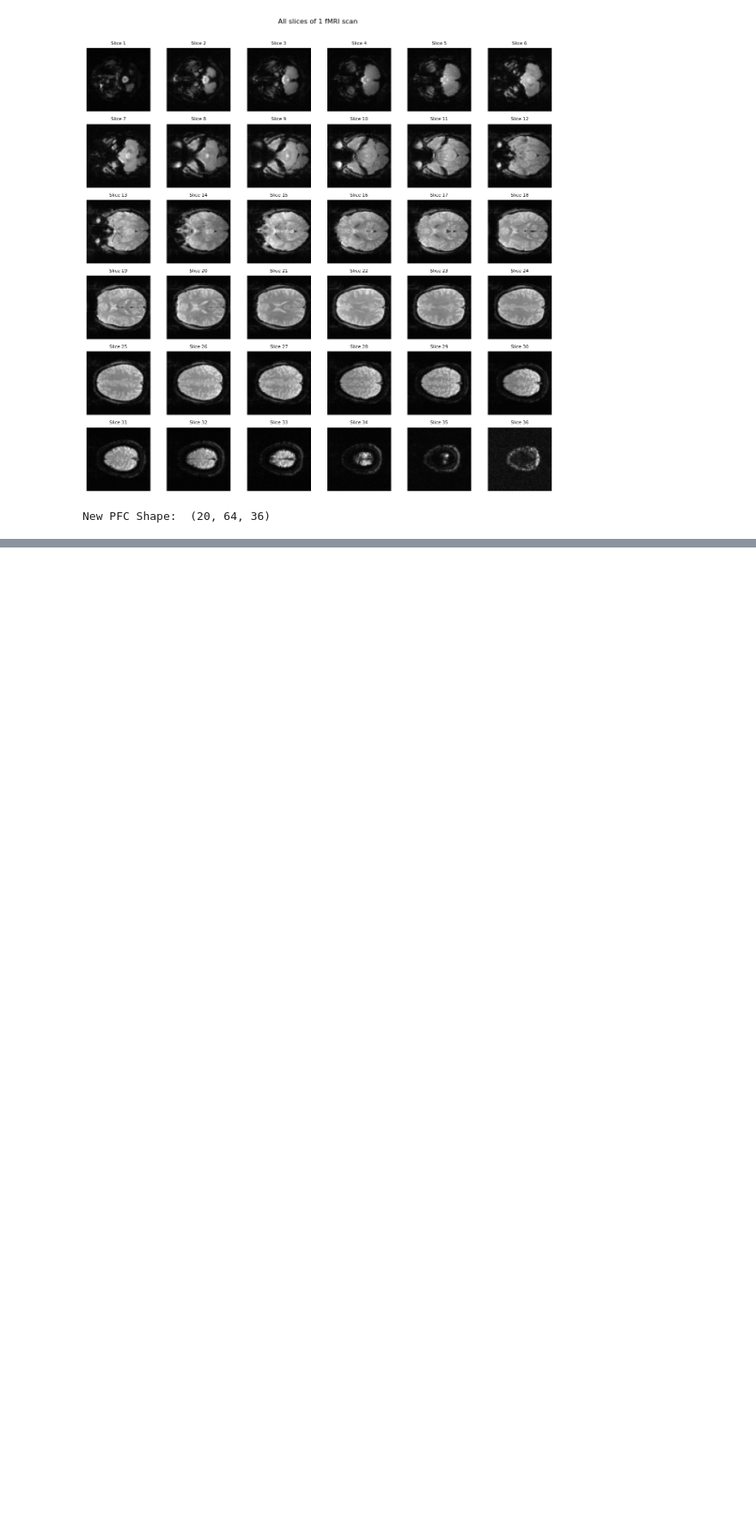
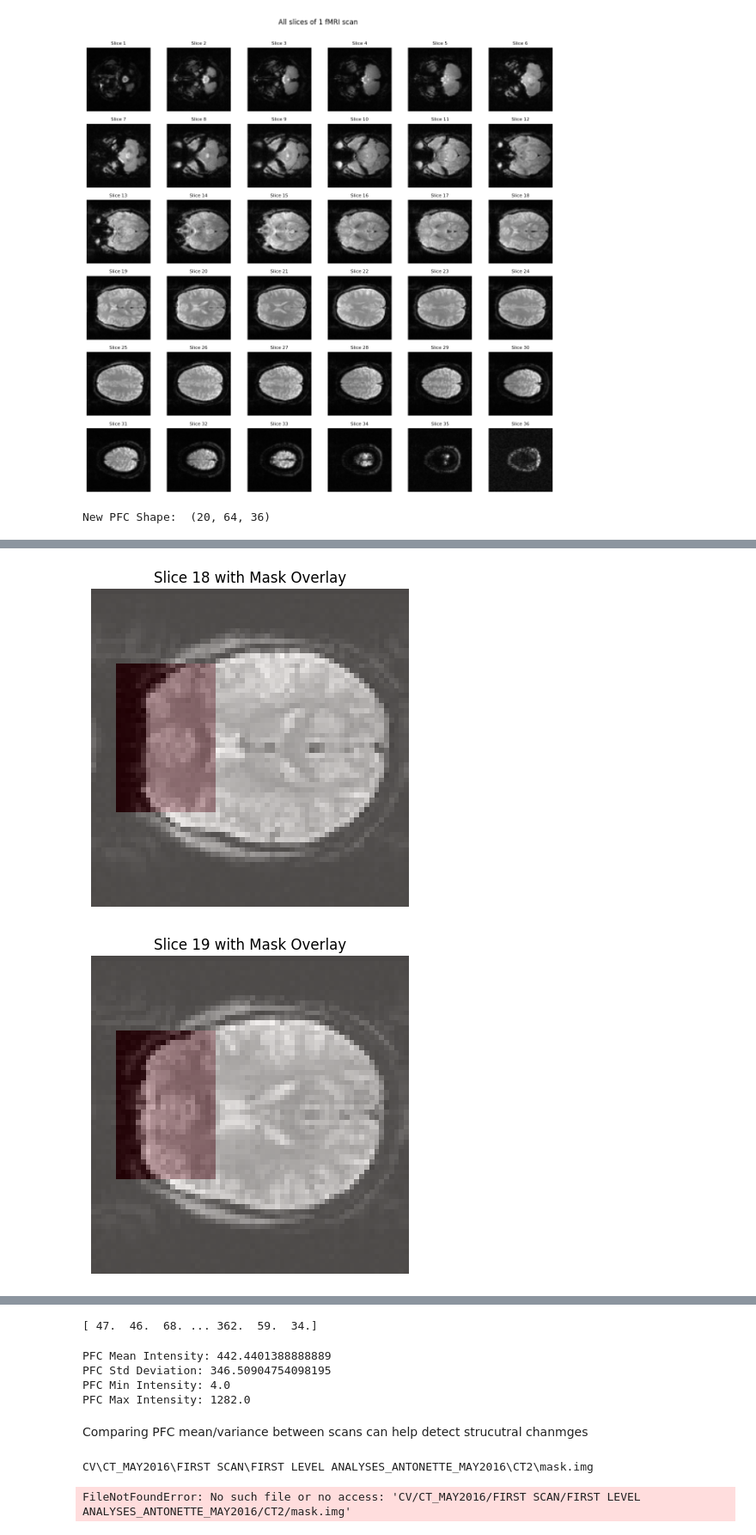
Before and after one commit to Adonimac/fMRI, a Jupyter notebook: test.ipynb, the cells around one changed output, grey strips where cells are left out. Shown at 86% size. Cells and saved outputs as stored; diff of their text form; code cells hidden in the pictures; blank space fills up the shorter version.

```diff
--- a/test.ipynb
+++ b/test.ipynb
@@ -94,0 +79,15 @@ plt.show()
+# %%
+#The lsices i chose
+middle_slices = range(18, 30)
+
+#Hilighting in red
+for i in middle_slices:
+
+    plt.imshow(data[:, :, i], cmap='gray')
+    plt.imshow(mask[:, :, i], cmap='Reds', alpha=0.3)
+    plt.title(f"Slice {i} with Mask Overlay")
+    plt.axis('off')
+    plt.show()
+# %% [output]
+[figure, added]
+[figure, added]
@@ -94,0 +104,42 @@ plt.show()
+# %%
+#isolate the pfc voxels
+pfc_data = data[mask == 1]
+print(pfc_data)
+# %% [output]
+[ 47.  46.  68. ... 362.  59.  34.]
+# %%
+pfc_mean = np.mean(pfc_data)
+pfc_std = np.std(pfc_data)
+pfc_min = np.min(pfc_data)
+pfc_max = np.max(pfc_data)
+
+print("PFC Mean Intensity:", pfc_mean)
+print("PFC Std Deviation:", pfc_std)
+print("PFC Min Intensity:", pfc_min)
+print("PFC Max Intensity:", pfc_max)
+# %% [output]
+PFC Mean Intensity: 442.4401388888889
+PFC Std Deviation: 346.50904754098195
+PFC Min Intensity: 4.0
+PFC Max Intensity: 1282.0
+# %% [markdown]
+Comparing PFC mean/variance between scans can help detect strucutral chanmges
+# %%
+import nibabel as nib
+import matplotlib.pyplot as plt
+import os
+
+folder_path_mask = r"CV\CT_MAY2016\FIRST SCAN\FIRST LEVEL ANALYSES_ANTONETTE_MAY2016\CT2"
+file_to_view_mask = "mask.img"
+
+file_path_mask = os.path.join(folder_path_mask, file_to_view_mask)
+print(file_path_mask)
+
+img_msk = nib.load(file_path_mask)
+mask_data = img_msk.get_fdata()
+
+print("Mask shape:", mask_data.shape)
+print("Mask values:", mask_data.min(), mask_data.max())
+# %% [output]
+CV\CT_MAY2016\FIRST SCAN\FIRST LEVEL ANALYSES_ANTONETTE_MAY2016\CT2\mask.img
+FileNotFoundError: No such file or no access: 'CV/CT_MAY2016/FIRST SCAN/FIRST LEVEL ANALYSES_ANTONETTE_MAY2016/CT2/mask.img'
```
Also changed, not shown: parts of 9 cells of this notebook.
